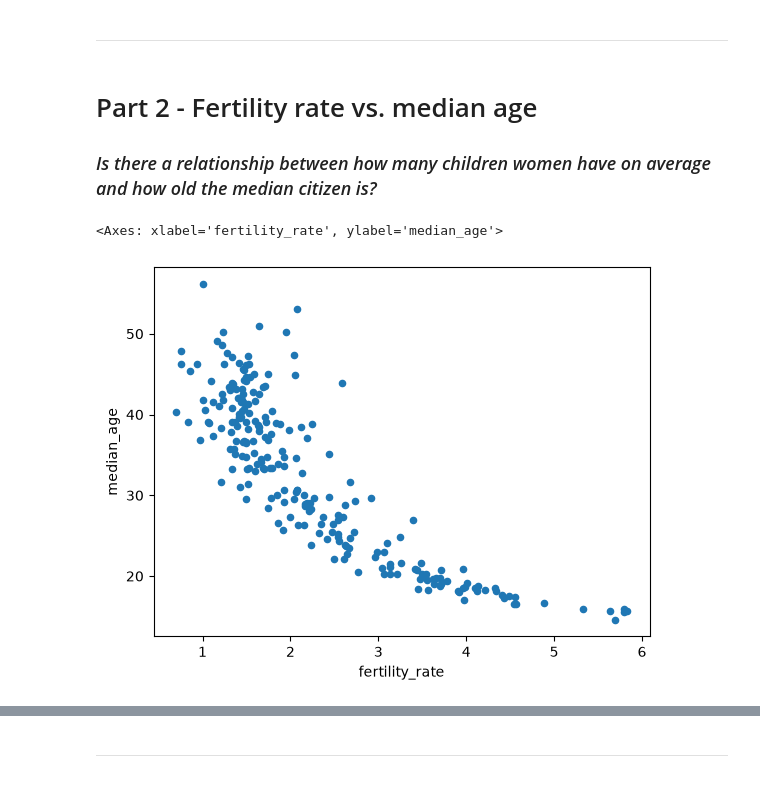
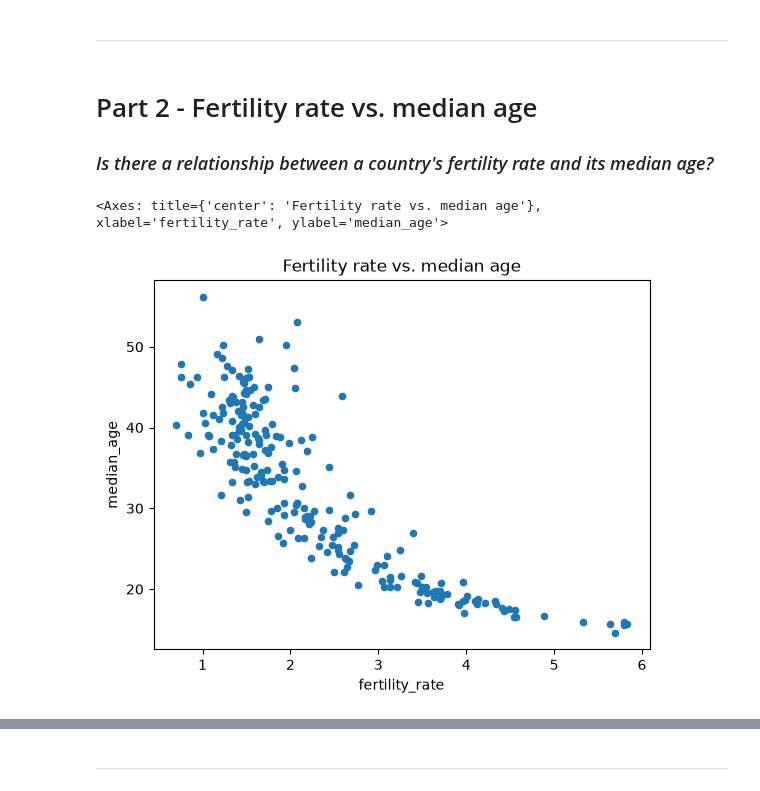
Before and after one commit to KristijanJakimov/population_analysis_project, a Jupyter notebook: analysis.ipynb, the cells around one changed output, grey strips where cells are left out. Saved outputs shown, nothing was run; the diff lists cells and outputs as text; code cells hidden in the pictures.

```diff
--- a/analysis.ipynb
+++ b/analysis.ipynb
@@ -174,9 +174,13 @@ Africa has the highest average fertility rate among the countries in its region,
 ---
 # %% [markdown]
 # Part 2 - Fertility rate vs. median age
-### *Is there a relationship between how many children women have on average and how old the median citizen is?*
+### *Is there a relationship between a country's fertility rate and its median age?*
 # %%
-data.plot.scatter(x="fertility_rate", y="median_age")
+data.plot.scatter(
+    x="fertility_rate",
+    y="median_age",
+    title="Fertility rate vs. median age"
+)
 # %% [output]
-<Axes: xlabel='fertility_rate', ylabel='median_age'>
+<Axes: title={'center': 'Fertility rate vs. median age'}, xlabel='fertility_rate', ylabel='median_age'>
-[figure, old version]
+[figure, new version]
```
Also changed, not shown: parts of 1 cell of this notebook.
